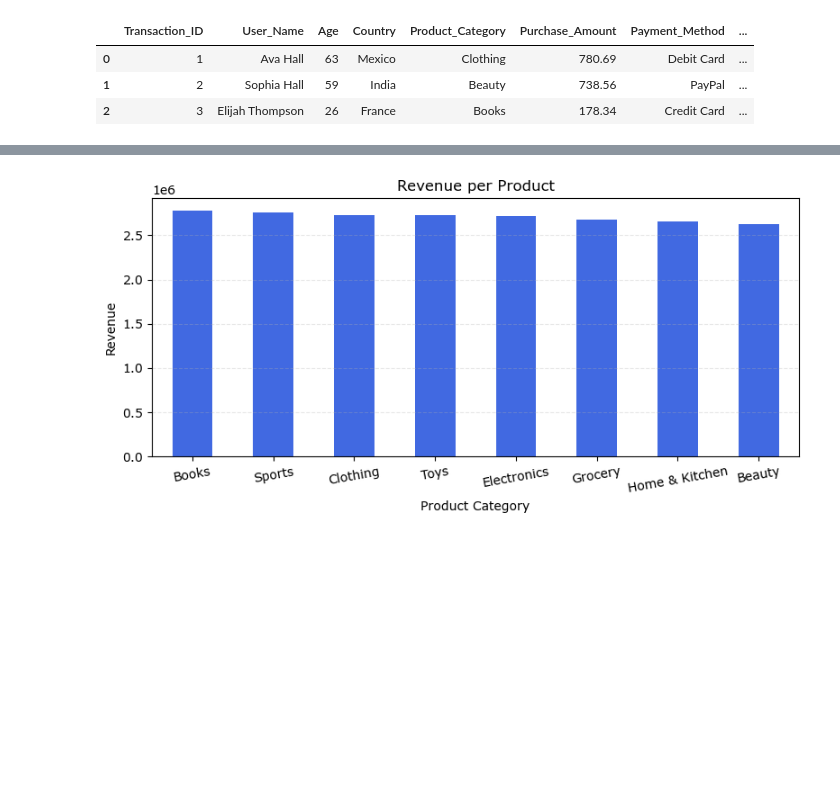
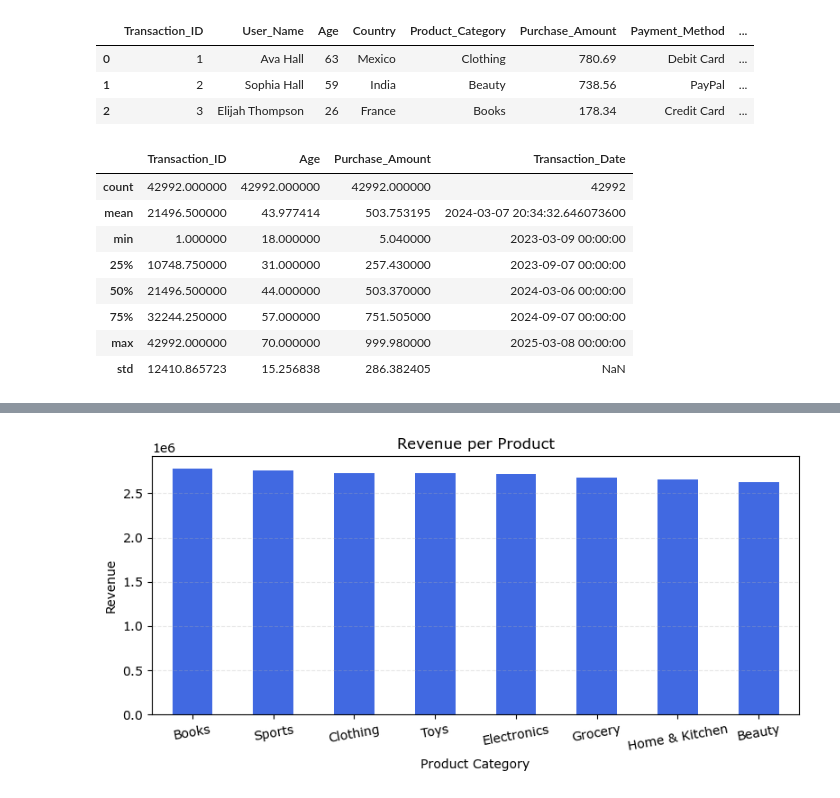
Before and after one commit to Chi-Matty/Customer-Value-Segmentation-Revenue-Behaviour-Analysis-for-E-Commerce-Growth, a Jupyter notebook: ecommerce_transactionssxlsx.ipynb, the cells around one changed output, grey strips where cells are left out. Saved outputs shown, nothing was run; the diff lists cells and outputs as text; code cells hidden in the pictures; blank space fills up the shorter version.

```diff
--- a/ecommerce_transactionssxlsx.ipynb
+++ b/ecommerce_transactionssxlsx.ipynb
@@ -15,3 +15,15 @@ df.head(3)
 | 0 | 1 | Ava Hall | 63 | Mexico | Clothing | 780.69 | Debit Card | ... |
 | 1 | 2 | Sophia Hall | 59 | India | Beauty | 738.56 | PayPal | ... |
 | 2 | 3 | Elijah Thompson | 26 | France | Books | 178.34 | Credit Card | ... |
+# %%
+df.describe()
+# %% [output]
+|  | Transaction_ID | Age | Purchase_Amount | Transaction_Date |
+| count | 42992.000000 | 42992.000000 | 42992.000000 | 42992 |
+| mean | 21496.500000 | 43.977414 | 503.753195 | 2024-03-07 20:34:32.646073600 |
+| min | 1.000000 | 18.000000 | 5.040000 | 2023-03-09 00:00:00 |
+| 25% | 10748.750000 | 31.000000 | 257.430000 | 2023-09-07 00:00:00 |
+| 50% | 21496.500000 | 44.000000 | 503.370000 | 2024-03-06 00:00:00 |
+| 75% | 32244.250000 | 57.000000 | 751.505000 | 2024-09-07 00:00:00 |
+| max | 42992.000000 | 70.000000 | 999.980000 | 2025-03-08 00:00:00 |
+| std | 12410.865723 | 15.256838 | 286.382405 | NaN |
```
Also changed, not shown: parts of 24 cells of this notebook.
